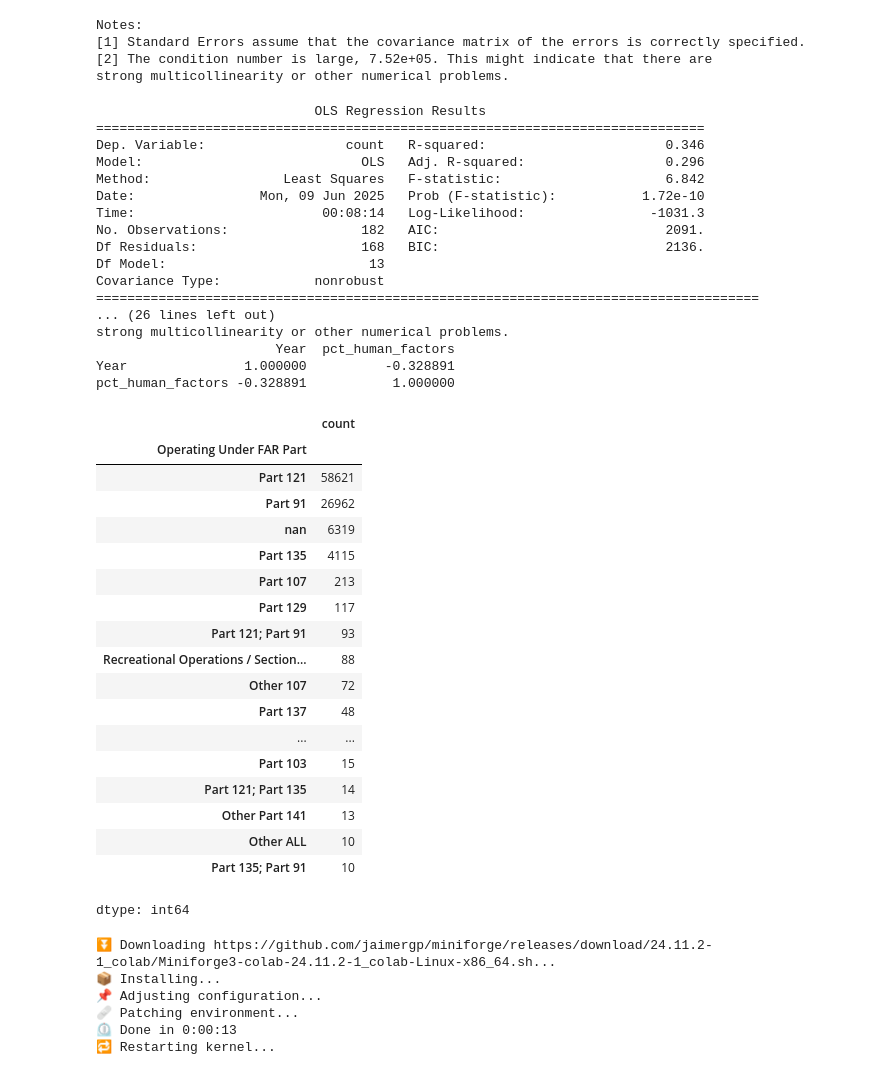
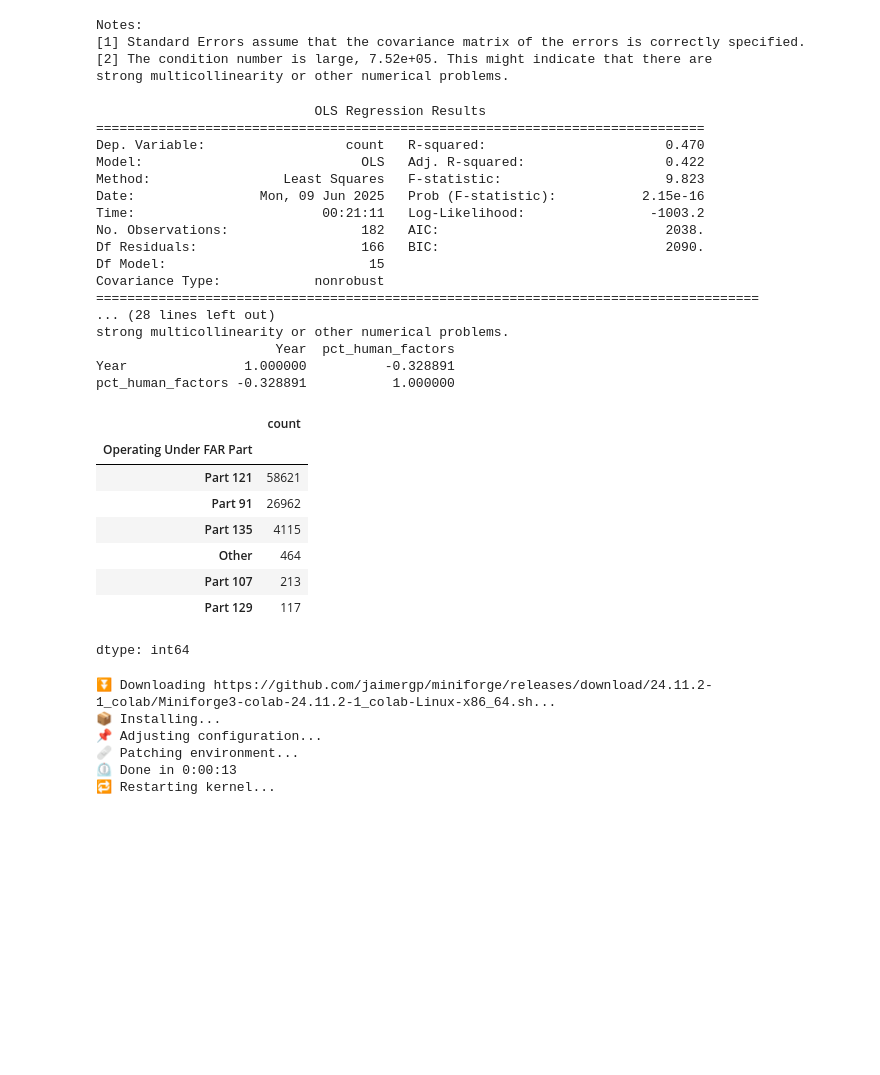
Before and after one commit to terryljh/aviation2, a Jupyter notebook: asrs linear model2.ipynb, the cells around one changed output. Drawn from its saved outputs; the diff is of its cells as text; code cells hidden in the pictures; blank space fills up the shorter version.

```diff
--- a/asrs linear model2.ipynb
+++ b/asrs linear model2.ipynb
@@ -440,86 +440,94 @@ dfsubset2['Month'] = dfsubset2['Date']%100
 dfsubset2['Human_Factors'] = dfsubset2['Primary Problem'] == 'Human Factors'
 hf_by_month = dfsubset2.groupby(['Year', 'Month'])['Human_Factors'].mean().reset_index(name='pct_human_factors')
 
-dfsubset2['Operating Under FAR Part'] = dfsubset2['Operating Under FAR Part'].astype(str)
-dfsubset2['Operating Under FAR Part'] = dfsubset2['Operating Under FAR Part'].apply(
-    lambda x: '; '.join(sorted(set([part.strip() for part in x.split(';')]))))
+#dfsubset2['Operating Under FAR Part'] = dfsubset2['Operating Under FAR Part'].astype(str)
+#dfsubset2['Operating Under FAR Part'] = dfsubset2['Operating Under FAR Part'].apply(
+#    lambda x: '; '.join(sorted(set([part.strip() for part in x.split(';')]))))
 #there are some entries like 121;121 and 91;91, this cleans them to just 121 or 91
+
+def clean_far_part(value):
+    if pd.isna(value):
+        return value
+    parts = [p.strip() for p in str(value).split(';')]
+    unique_parts = sorted(set(parts))
+    return '; '.join(unique_parts)
+
+dfsubset2['Operating Under FAR Part'] = dfsubset2['Operating Under FAR Part'].apply(clean_far_part)
+
+def is_unambiguous(value):
+    if pd.isna(value):
+        return False
+    parts = [p.strip() for p in str(value).split(';')]
+    return len(set(parts)) == 1
+
+dfsubset2 = dfsubset2[dfsubset2['Operating Under FAR Part'].apply(is_unambiguous)].copy()
+
+counts = dfsubset2['Operating Under FAR Part'].value_counts()
+low_freq_labels = counts[counts < 100].index
+dfsubset2['Operating Under FAR Part'] = dfsubset2['Operating Under FAR Part'].replace(low_freq_labels, 'Other')
 
 #dfsubset2['FAR_121'] = dfsubset2['Operating Under FAR Part'] == 'Part 121'
 #far_by_month = dfsubset2.groupby(['Year', 'Month'])['FAR_121'].mean().reset_index(name='pct_far121')
 
 dfsubset2['FAR_91'] = dfsubset2['Operating Under FAR Part'] == 'Part 91'
-far_by_month = dfsubset2.groupby(['Year', 'Month'])['FAR_91'].mean().reset_index(name='pct_far121')
+far91_by_month = dfsubset2.groupby(['Year', 'Month'])['FAR_91'].mean().reset_index(name='pct_far91')
 
 dfsubset2['FAR_135'] = dfsubset2['Operating Under FAR Part'] == 'Part 135'
-far_by_month = dfsubset2.groupby(['Year', 'Month'])['FAR_135'].mean().reset_index(name='pct_far121')
-
-dfsubset2['FAR_107'] = dfsubset2['Operating Under FAR Part'] == 'Part 107'
-far_by_month = dfsubset2.groupby(['Year', 'Month'])['FAR_107'].mean().reset_index(name='pct_far121')
+far135_by_month = dfsubset2.groupby(['Year', 'Month'])['FAR_135'].mean().reset_index(name='pct_far135')
 
 grouped = dfsubset2.groupby(['Year', 'Month']).size().reset_index(name='count')
 
-model_df = grouped.merge(hf_by_month, on=['Year', 'Month']).merge(far_by_month, on=['Year', 'Month'])
+model_df = grouped.merge(hf_by_month, on=['Year', 'Month']).merge(far91_by_month, on=['Year', 'Month']).merge(far135_by_month, on=['Year', 'Month'])
 model_df['Month'] = model_df['Month'].astype(int)
 
 month_dummies = pd.get_dummies(model_df['Month'], prefix='Month', drop_first=True)
 
 model_df['Year'] = pd.to_numeric(model_df['Year'], errors='coerce')
 
-X = pd.concat([model_df[['Year','pct_human_factors'#, 'pct_far121'
+X = pd.concat([model_df[['Year','pct_human_factors', 'pct_far91', 'pct_far135'
                          ]].astype(float), month_dummies.astype(float)], axis=1)
 y = model_df['count'].astype(float)
 
 X = X.apply(pd.to_numeric, errors='coerce').dropna()
 y = y.loc[X.index]
 X_train, X_test, y_train, y_test = train_test_split(
 X, y, test_size=0.2, random_state=945)
 monthmodel = LinearRegression()
 monthmodel.fit(X_train,y_train)
 
 X_train = sm.add_constant(X_train, prepend=False)
 
 monthmodel2 = sm.OLS(y_train, X_train).fit()
 print(monthmodel2.summary())
 print(model_df[['Year','pct_human_factors']].corr())
 dfsubset2['Primary Problem'].value_counts()[lambda x: x >= 100]
 dfsubset2['Operating Under FAR Part'].value_counts()[lambda x: x >= 10]
 # %% [output]
                             OLS Regression Results
 ==============================================================================
-Dep. Variable:                  count   R-squared:                       0.346
-Model:                            OLS   Adj. R-squared:                  0.296
-Method:                 Least Squares   F-statistic:                     6.842
-Date:                Mon, 09 Jun 2025   Prob (F-statistic):           1.72e-10
-Time:                        00:08:14   Log-Likelihood:                -1031.3
-No. Observations:                 182   AIC:                             2091.
-Df Residuals:                     168   BIC:                             2136.
-Df Model:                          13
+Dep. Variable:                  count   R-squared:                       0.470
+Model:                            OLS   Adj. R-squared:                  0.422
+Method:                 Least Squares   F-statistic:                     9.823
+Date:                Mon, 09 Jun 2025   Prob (F-statistic):           2.15e-16
+Time:                        00:21:11   Log-Likelihood:                -1003.2
+No. Observations:                 182   AIC:                             2038.
+Df Residuals:                     166   BIC:                             2090.
+Df Model:                          15
 Covariance Type:            nonrobust
 =====================================================================================
-... (26 lines left out)
+... (28 lines left out)
 strong multicollinearity or other numerical problems.
                        Year  pct_human_factors
 Year               1.000000          -0.328891
 pct_human_factors -0.328891           1.000000
 |  | count |
 | Operating Under FAR Part |  |
 | Part 121 | 58621 |
 | Part 91 | 26962 |
-| nan | 6319 |
 | Part 135 | 4115 |
+| Other | 464 |
 | Part 107 | 213 |
 | Part 129 | 117 |
-| Part 121; Part 91 | 93 |
-| Recreational Operations / Section... | 88 |
-| Other 107 | 72 |
-| Part 137 | 48 |
-| ... | ... |
-| Part 103 | 15 |
-| Part 121; Part 135 | 14 |
-| Other Part 141 | 13 |
-| Other ALL | 10 |
-| Part 135; Part 91 | 10 |
 dtype: int64
 # %%
 !pip install -q condacolab
```
